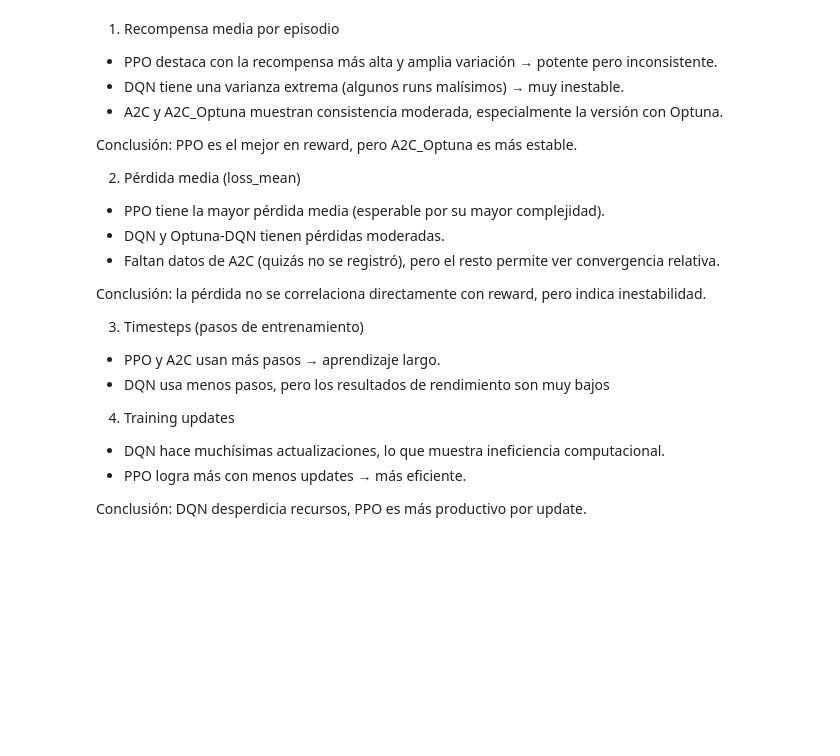
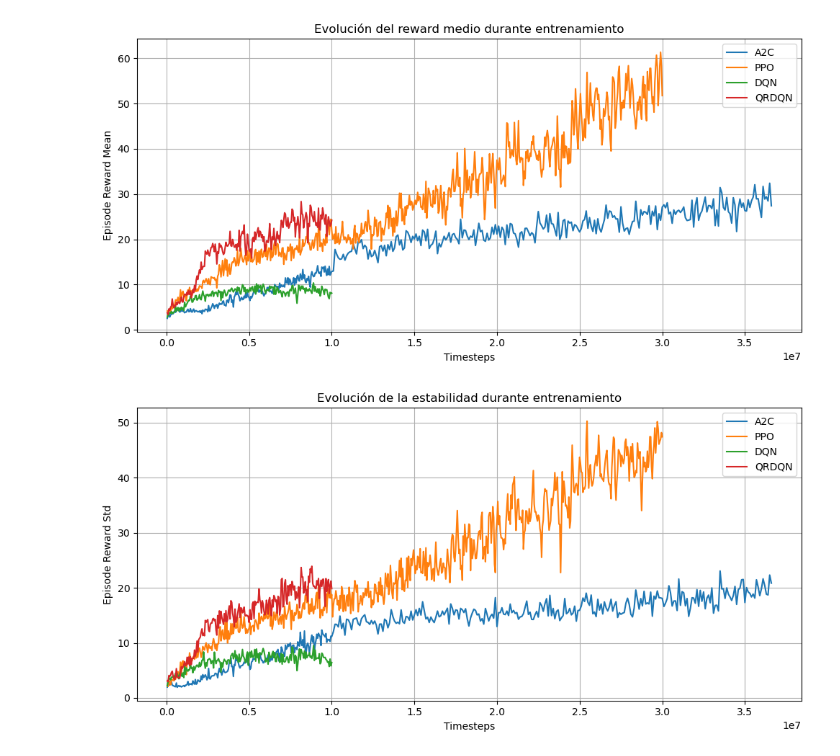
Before and after one commit to Astolfo2332/space_inv_agent, a Jupyter notebook: mlflow_graphics.ipynb, the cells around one changed output. Saved outputs shown, nothing was run; the diff lists cells and outputs as text; code cells hidden in the pictures; blank space fills up the shorter version.

```diff
--- a/mlflow_graphics.ipynb
+++ b/mlflow_graphics.ipynb
@@ -49,18 +10,0 @@ runs[0].data.metrics
-# %%
-for nombre in experimentos:
-    exp = client.get_experiment_by_name(nombre)
-    if exp is not None:
-        runs = client.search_runs(exp.experiment_id)
-        for run in runs:
-            valor = run.data.metrics.get(metric_name)
-            if valor is not None:
-                datos = {
-                    "experiment": nombre,
-                    "run_id": run.info.run_id,
-                    metric_name: valor
-                }
-                todos_los_runs.append(datos)
-
-df = pd.DataFrame(todos_los_runs)
-df[metric_name] = df[metric_name].astype(float)
-df.head()
@@ -247,24 +10,0 @@ plt.show()
-# %% [markdown]
-1. Recompensa media por episodio
-* PPO destaca con la recompensa más alta y amplia variación → potente pero inconsistente.
-* DQN tiene una varianza extrema (algunos runs malísimos) → muy inestable.
-* A2C y A2C_Optuna muestran consistencia moderada, especialmente la versión con Optuna.
-
-Conclusión: PPO es el mejor en reward, pero A2C_Optuna es más estable.
-
-2. Pérdida media (loss_mean)
-* PPO tiene la mayor pérdida media (esperable por su mayor complejidad).
-* DQN y Optuna-DQN tienen pérdidas moderadas.
-* Faltan datos de A2C (quizás no se registró), pero el resto permite ver convergencia relativa.
-
-Conclusión: la pérdida no se correlaciona directamente con reward, pero indica inestabilidad.
-
-3. Timesteps (pasos de entrenamiento)
-* PPO y A2C usan más pasos → aprendizaje largo.
-* DQN usa menos pasos, pero los resultados de rendimiento son muy bajos
-
-4. Training updates
-* DQN hace muchísimas actualizaciones, lo que muestra ineficiencia computacional.
-* PPO logra más con menos updates → más eficiente.
-
-Conclusión: DQN desperdicia recursos, PPO es más productivo por update.
@@ -270,0 +65,31 @@ Conclusión: DQN desperdicia recursos, PPO es más productivo por update.
+# %%
+plt.figure(figsize=(10, 5))
+plt.plot(df_a2c_concat["step"], df_a2c_concat["episode_reward_mean"], label="A2C")
+plt.plot(df_ppo_concat["step"], df_ppo_concat["episode_reward_mean"], label="PPO")
+plt.plot(df_dqn_concat["step"], df_dqn_concat["episode_reward_mean"], label="DQN")
+plt.plot(df_qrdqn_concat["step"], df_qrdqn_concat["episode_reward_mean"], label="QRDQN")
+
+plt.xlabel("Timesteps")
+plt.ylabel("Episode Reward Mean")
+plt.title("Evolución del reward medio durante entrenamiento")
+plt.legend()
+plt.grid()
+plt.tight_layout()
+plt.show()
+
+plt.figure(figsize=(10, 5))
+plt.plot(df_a2c_concat["step"], df_a2c_concat["episode_reward_std"], label="A2C")
+plt.plot(df_ppo_concat["step"], df_ppo_concat["episode_reward_std"], label="PPO")
+plt.plot(df_dqn_concat["step"], df_dqn_concat["episode_reward_std"], label="DQN")
+plt.plot(df_qrdqn_concat["step"], df_qrdqn_concat["episode_reward_std"], label="QRDQN")
+
+plt.xlabel("Timesteps")
+plt.ylabel("Episode Reward Std")
+plt.title("Evolución de la estabilidad durante entrenamiento")
+plt.legend()
+plt.grid()
+plt.tight_layout()
+plt.show()
+# %% [output]
+[figure, added]
+[figure, added]
```
Also changed, not shown: parts of 19 cells of this notebook.
